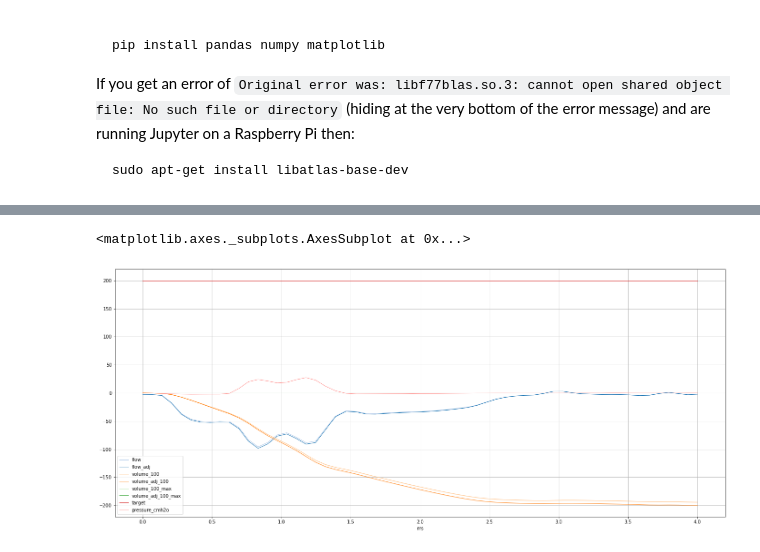
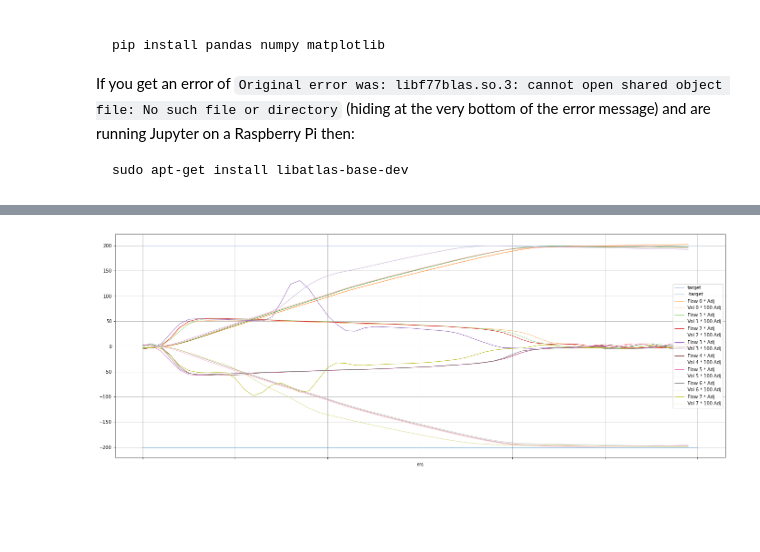
Before and after one commit to 10mi2/g2core-pressurizer, a Jupyter notebook: flow-sensor/calibration.ipynb, the cells around one changed output, grey strips where cells are left out. Saved outputs shown, nothing was run; the diff lists cells and outputs as text; code cells hidden in the pictures; blank space fills up the shorter version.

```diff
--- a/flow-sensor/calibration.ipynb
+++ b/flow-sensor/calibration.ipynb
@@ -86,23 +101,54 @@ df['volume_100_max'] = df['volume_100'].max()
 # %%
-# Compute the adjusted K
-new_k = start_k * (target_volume / max(abs(df['volume'].min()), df['volume'].max()))
+new_k = pd.Series(new_ks).median()
 
-# Compute the new volume - step 1, compute an adjusted flow
-df['flow_adj'] = (df['flow']/start_k)*new_k
+ax2 = None
+n = 0
 
-# Compute the new volume - step 2, volume change per sample, adjusted SLM to L/s
-volume_adj_temp = ms_diff * (df['flow_adj']/60)
+for df in dfs:
+    # Compute the new volume - step 1, compute an adjusted flow
+    df['flow_adj'] = (df['flow']/start_k)*new_k
 
-# Compute the volume - step 3, cumulative sum
-df['volume_adj'] =  volume_adj_temp.cumsum()
+    # Compute the new volume - step 2, volume change per sample, adjusted SLM to L/s
+    volume_adj_temp = ms_diff * df['flow_adj']
 
-# Now for charting we'll add a volume * 100
-df['volume_adj_100'] = df['volume_adj'] * 100
+    # Compute the volume - step 3, cumulative sum
+    df['volume_adj'] =  volume_adj_temp.cumsum()
 
-# Add a max volume mark
-df['volume_adj_100_max'] = df['volume_adj_100'].max()
+    # Now for charting we'll add a volume * 100
+    df['volume_adj_100'] = df['volume_adj'] * 100
 
-df.plot(x='ms', y=['flow', 'flow_adj', 'volume_100', 'volume_adj_100', 'volume_100_max', 'volume_adj_100_max', 'target', 'pressure_cmh2o'], grid=True, figsize=[24, 10])
+    # Add a max volume mark
+    df['volume_adj_100_max'] = df['volume_adj_100'].max()
+
+    # ax = df.plot(ax=ax, x='ms', y=['flow_adj', 'volume_adj_100', 'volume_adj_100_max'], grid=True, figsize=[24, 10])
+    ax = df.plot(ax=ax, x='ms', y=['volume_adj_100'], grid=True, figsize=[24, 10])
+    ## NOW TO FIX It
+    # Compute the adjusted K
+    new_k = start_k * (target_volume / max(abs(df['volume'].min()), df['volume'].max()))
+    # new_k = 0.055584538155867676
+    new_ks.append(new_k)
+
+    # Compute the new volume - step 1, compute an adjusted flow
+    df['flow_adj'] = (df['flow']/start_k)*new_k
+
+    # Compute the new volume - step 2, volume change per sample, adjusted SLM to L/s
+    volume_adj_temp = ms_diff * df['flow_adj']
+
+    # Compute the volume - step 3, cumulative sum
+    df['volume_adj'] =  volume_adj_temp.cumsum()
+
+    # Now for charting we'll add a volume * 100
+    df['volume_adj_100'] = df['volume_adj'] * 100
+
+    # Add a max volume mark
+    df['volume_adj_100_max'] = df['volume_adj_100'].max()
+
+    if ax2 is None:
+        ax2 = df.plot(x='ms', y=['target', '-target'], grid=True, figsize=[24, 10])
+
+    ax2 = df.plot(ax=ax2, x='ms', y=['flow_adj'], label=[f'Flow {n} * Adj'], grid=True, figsize=[24, 10])
+    ax2 = df.plot(ax=ax2, x='ms', y=['volume_adj_100'], label=[f'Vol {n} * 100 Adj'], grid=True, figsize=[24, 10])
+
+    n += 1
 # %% [output]
-<matplotlib.axes._subplots.AxesSubplot at 0x...>
-[figure, old version]
+[figure, new version]
```
Also changed, not shown: parts of 4 cells of this notebook.
